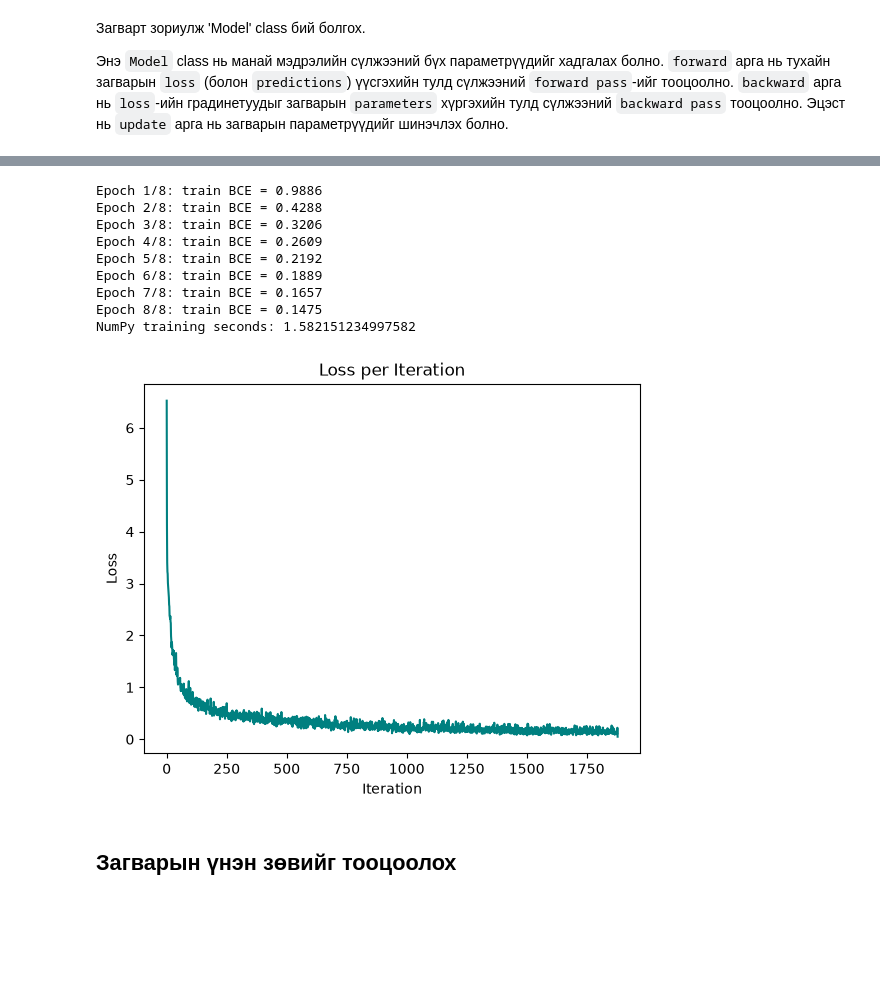
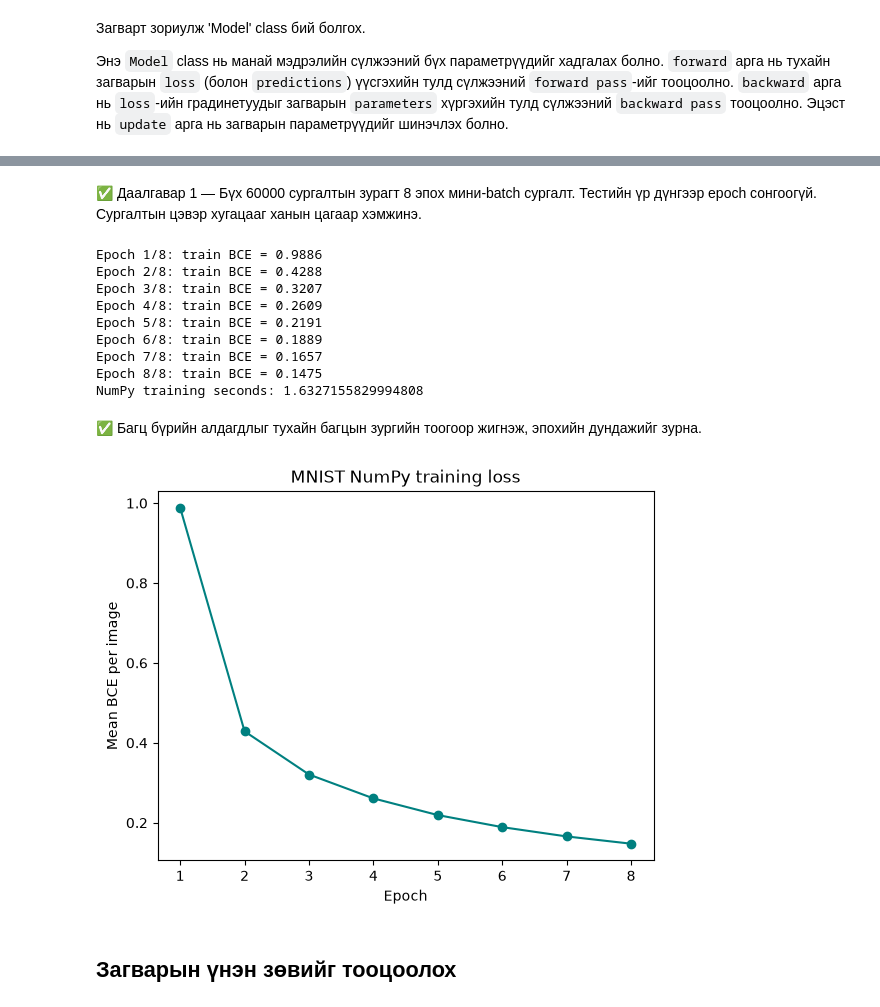
Before and after one commit to Ulmj7/ML_Course, a Jupyter notebook: CS308_Lab5_6/CS308_Lab5_6_done.ipynb, the cells around one changed output, grey strips where cells are left out. Cells and saved outputs as stored; diff of their text form; code cells hidden in the pictures; blank space fills up the shorter version.

```diff
--- a/CS308_Lab5_6/CS308_Lab5_6_done.ipynb
+++ b/CS308_Lab5_6/CS308_Lab5_6_done.ipynb
@@ -46,8 +46,11 @@ warnings.filterwarnings("ignore")
 from torchvision.datasets import MNIST
 from torch.nn.functional import one_hot
 
-train = MNIST(root='./data', train=True, download=True)
-test = MNIST(root='./data', train=False, download=True)
+# Ижил ажлын сан дахь MNIST кэшийг ашиглаж болно.
+shared_mnist_root = Path('../CS308_lab_23/data')
+mnist_root = shared_mnist_root if (shared_mnist_root / 'MNIST/raw/train-images-idx3-ubyte').is_file() else Path('data')
+train = MNIST(root=mnist_root, train=True, download=True)
+test = MNIST(root=mnist_root, train=False, download=True)
 
 
 x_train, y_train = train.data, train.targets
@@ -69,6 +72,8 @@ print("Shape of y_test:",y_test.shape)
 
 x_train, x_test = x_train.numpy(), x_test.numpy()
 y_train, y_test = y_train.numpy().astype(np.float32), y_test.numpy().astype(np.float32)
+assert x_train.shape == (60_000, 784) and x_test.shape == (10_000, 784)
+assert y_train.shape == (60_000, 10) and y_test.shape == (10_000, 10)
 # %% [output]
 Shape of x_train: torch.Size([60000, 784])
 Shape of y_train: torch.Size([60000, 10])
@@ -460,12 +454,13 @@ class CELoss():
         Буцаах:
             loss   : cross-entropy loss
         """
-        self.yhat = np.clip(pred, 1e-7, 1-1e-7)
+        self.yhat = np.clip(pred, 1e-7, 1 - 1e-7)
+        self.interior = (pred > 1e-7) & (pred < 1 - 1e-7)
         self.y = target
         m = self.y.shape[0]
         # алдагдлыг тооцоолох
         term1 = self.y * np.log(self.yhat)
-        term2 = (1-self.y) * np.log(1-self.yhat)
+        term2 = (1-self.y) * np.log1p(-self.yhat)
         loss = -(term1 + term2).sum() / m
         self.output = loss
         return np.squeeze(self.output) # array-г нэг утганд хөрвүүлэх
@@ -479,7 +474,7 @@ class CELoss():
         """
         # [урьдчилан таамагласан шошготой] холбоотой loss_fn уламжлал
         da = - self.y / self.yhat + (1 - self.y) / (1 - self.yhat)
-        return da
+        return da * self.interior
 # %% [markdown]
 ## Загвар:
 
@@ -776,3 +787,5 @@ Network max gradient error: 7.426619735850792e-11
+# %% [markdown]
+✅ Даалгавар 1 — Бүх 60000 сургалтын зурагт 8 эпох мини-batch сургалт. Тестийн үр дүнгээр epoch сонгоогүй. Сургалтын цэвэр хугацааг ханын цагаар хэмжинэ.
 # %%
 nn = Model(learning_rate=0.15)
 epochs = 8
@@ -783,7 +796,8 @@ training_orders = [np.random.default_rng(100+epoch).permutation(len(x_train)) fo
 # Жижиг BLAS халаалт нь NumPy хэмжилтийн эхлэх зардлыг багасгана.
 _ = x_train[:batch_size_numpy] @ w1
 numpy_start = perf_counter()
-for n, order in enumerate(training_orders):
+numpy_epoch_losses = []
+for order in training_orders:
     epoch_loss = 0.0
     for start in range(0, len(order), batch_size_numpy):
         ids = order[start:start+batch_size_numpy]
@@ -791,27 +805,32 @@ for n, order in enumerate(training_orders):
         nn.backward()
         nn.update()
         epoch_loss += float(loss)*len(ids)
-    print(f'Epoch {n+1}/{epochs}: train BCE = {epoch_loss/len(order):.4f}')
+    numpy_epoch_losses.append(epoch_loss / len(order))
 numpy_train_seconds = perf_counter()-numpy_start
+for epoch, mean_loss in enumerate(numpy_epoch_losses, start=1):
+    print(f'Epoch {epoch}/{epochs}: train BCE = {mean_loss:.4f}')
 print('NumPy training seconds:', numpy_train_seconds)
 # %% [output]
 Epoch 1/8: train BCE = 0.9886
 Epoch 2/8: train BCE = 0.4288
-Epoch 3/8: train BCE = 0.3206
+Epoch 3/8: train BCE = 0.3207
 Epoch 4/8: train BCE = 0.2609
-Epoch 5/8: train BCE = 0.2192
+Epoch 5/8: train BCE = 0.2191
 Epoch 6/8: train BCE = 0.1889
 Epoch 7/8: train BCE = 0.1657
 Epoch 8/8: train BCE = 0.1475
-NumPy training seconds: 1.582151234997582
+NumPy training seconds: 1.6327155829994808
+# %% [markdown]
+✅ Багц бүрийн алдагдлыг тухайн багцын зургийн тоогоор жигнэж, эпохийн дундажийг зурна.
 # %%
-#collapse
-plt.plot(nn.losses, color="teal")
-plt.title("Loss per Iteration")
-plt.xlabel("Iteration")
-plt.ylabel("Loss");
+plt.plot(range(1, epochs + 1), numpy_epoch_losses, marker='o', color='teal')
+plt.title('MNIST NumPy training loss')
+plt.xlabel('Epoch')
+plt.ylabel('Mean BCE per image')
+plt.xticks(range(1, epochs + 1))
+plt.show()
 # %% [output]
-[figure, old version]
+[figure, new version]
 # %% [markdown]
 ## Загварын үнэн зөвийг тооцоолох
 # %% [markdown]
```
Also changed, not shown: parts of 71 cells of this notebook, 6 other files.
